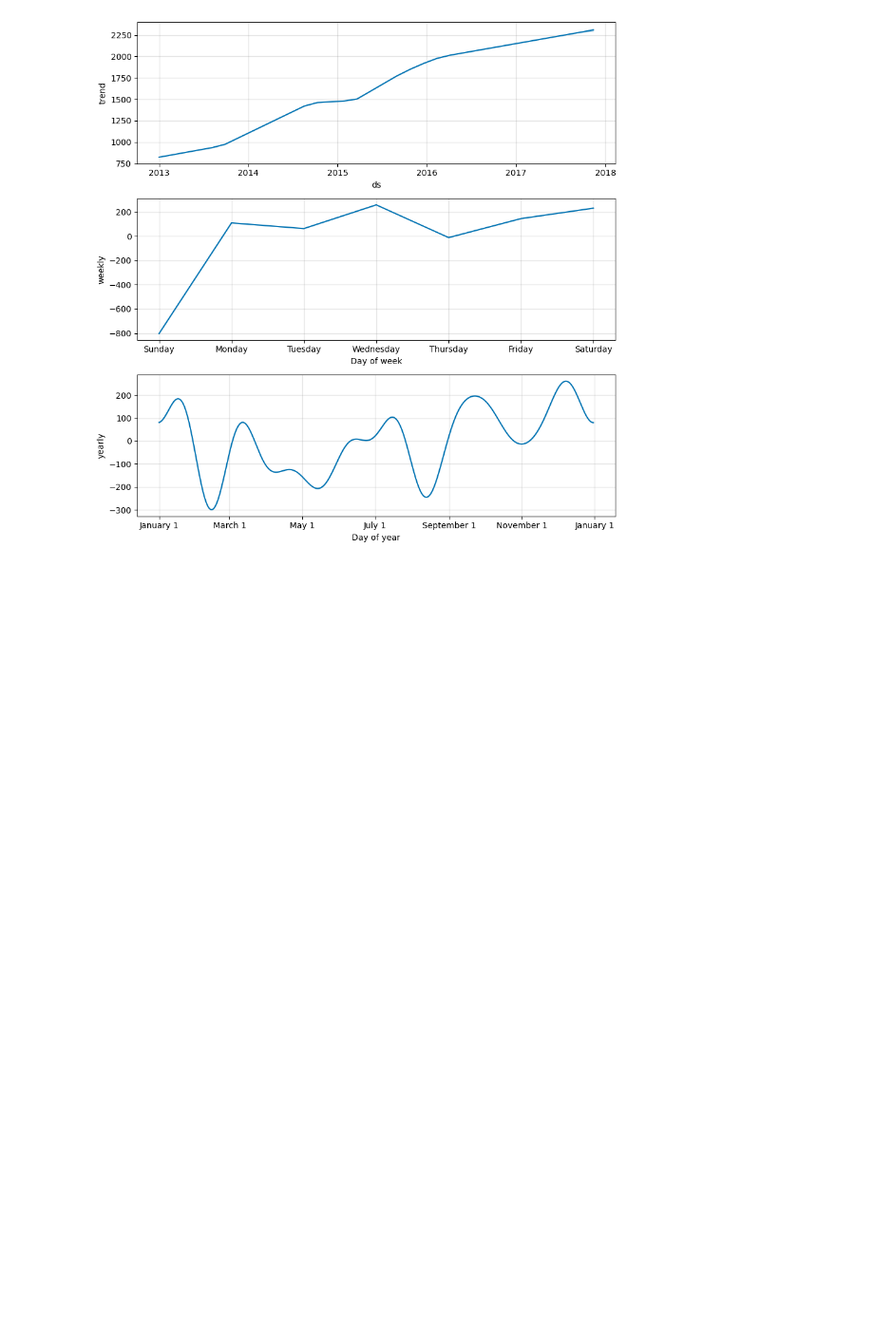
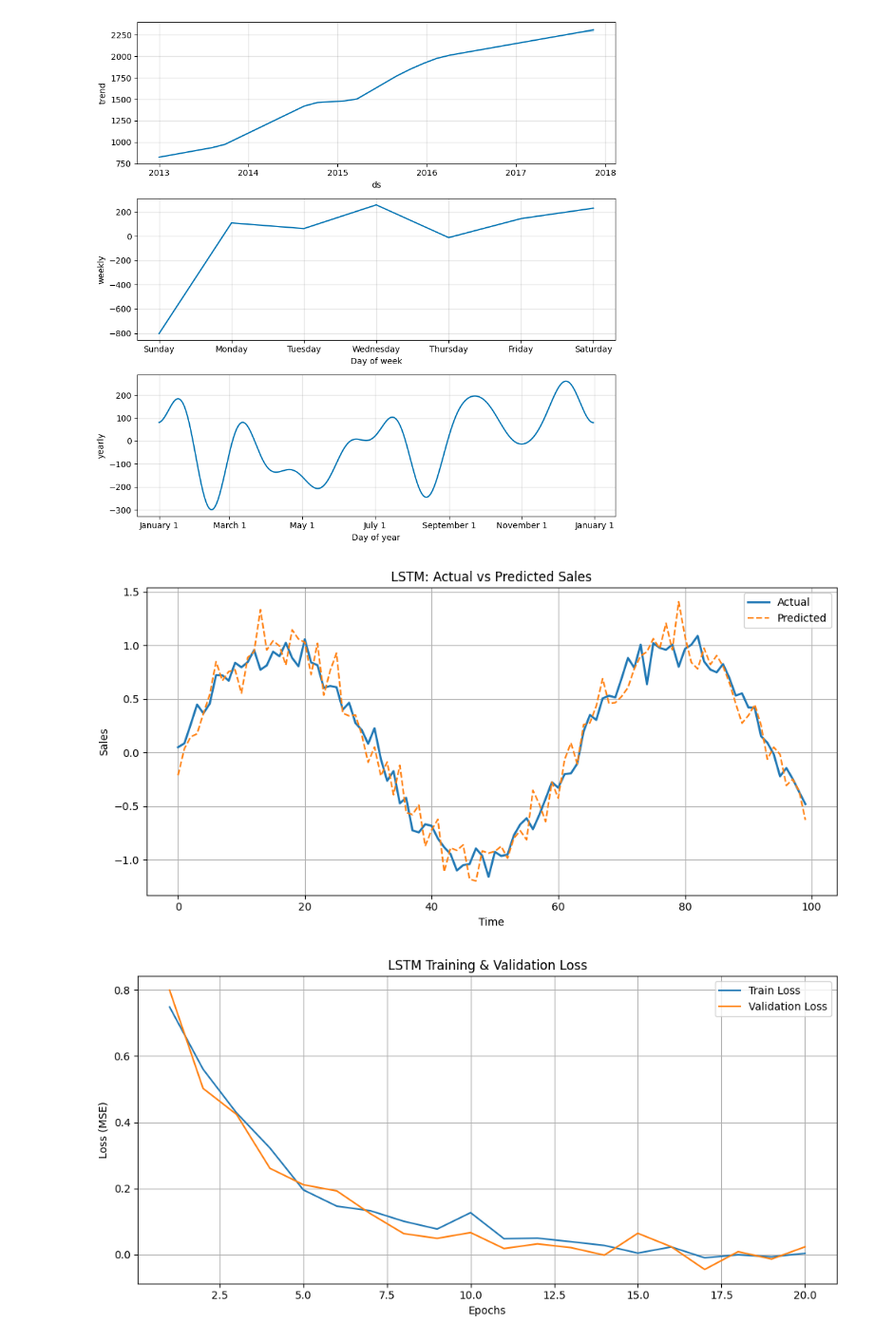
Before and after one commit to Jhedzye/-capstone-forecasting-food-sales, a Jupyter notebook: prophet_forecast_beverages_store1.ipynb, the cells around one changed output. Shown at 95% size. Saved outputs shown, nothing was run; the diff lists cells and outputs as text; code cells hidden in the pictures; blank space fills up the shorter version.

```diff
--- a/prophet_forecast_beverages_store1.ipynb
+++ b/prophet_forecast_beverages_store1.ipynb
@@ -73,3 +73,64 @@ fig2 = model.plot_components(forecast)
 plt.show()
 # %% [output]
 [figure]
+# %%
+
+import matplotlib.pyplot as plt
+import numpy as np
+
+
+# Simulate Actual vs Predicted Sales
+
+
+# Set random seed for reproducibility
+np.random.seed(42)
+
+# Create a time axis
+time_steps = np.arange(0, 100)
+
+# Simulate actual sales data using a sine wave + noise
+actual = np.sin(time_steps / 10) + np.random.normal(scale=0.1, size=100)
+
+# Simulate predicted sales using a similar pattern but with slightly more noise
+predicted = np.sin(time_steps / 10) + np.random.normal(scale=0.15, size=100)
+
+# Plot Actual vs Predicted
+plt.figure(figsize=(10, 5))
+plt.plot(time_steps, actual, label='Actual', linewidth=2)
+plt.plot(time_steps, predicted, label='Predicted', linestyle='--')
+plt.title('LSTM: Actual vs Predicted Sales')
+plt.xlabel('Time')
+plt.ylabel('Sales')
+plt.legend()
+plt.grid(True)
+plt.tight_layout()
+plt.savefig('lstm_predicted_vs_actual.png')  # Save the image
+plt.show()
+
+# Simulate Training and Validation Loss
+
+
+# Simulate 20 training epochs
+epochs = np.arange(1, 21)
+
+# Simulate training loss using exponential decay + small random noise
+train_loss = np.exp(-0.3 * epochs) + np.random.normal(scale=0.02, size=20)
+
+# Simulate validation loss similarly, with slightly more noise
+val_loss = np.exp(-0.3 * epochs) + np.random.normal(scale=0.025, size=20)
+
+# Plot training and validation loss curves
+plt.figure(figsize=(10, 5))
+plt.plot(epochs, train_loss, label='Train Loss')
+plt.plot(epochs, val_loss, label='Validation Loss')
+plt.title('LSTM Training & Validation Loss')
+plt.xlabel('Epochs')
+plt.ylabel('Loss (MSE)')
+plt.legend()
+plt.grid(True)
+plt.tight_layout()
+plt.savefig('lstm_loss_curve.png')  # Save the image
+plt.show()
+# %% [output]
+[figure, added]
+[figure, added]
```
Also changed, not shown: parts of 8 cells of this notebook.
